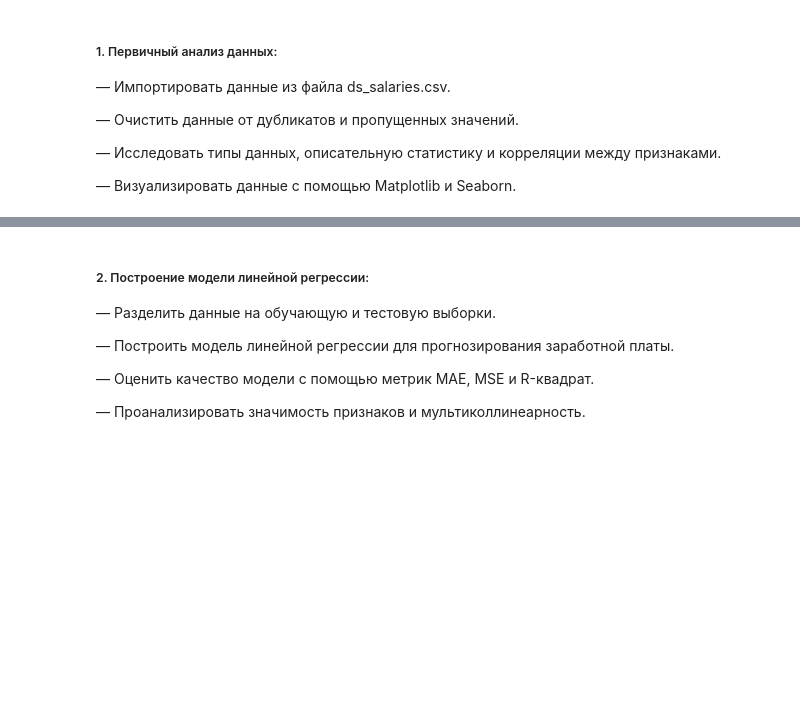
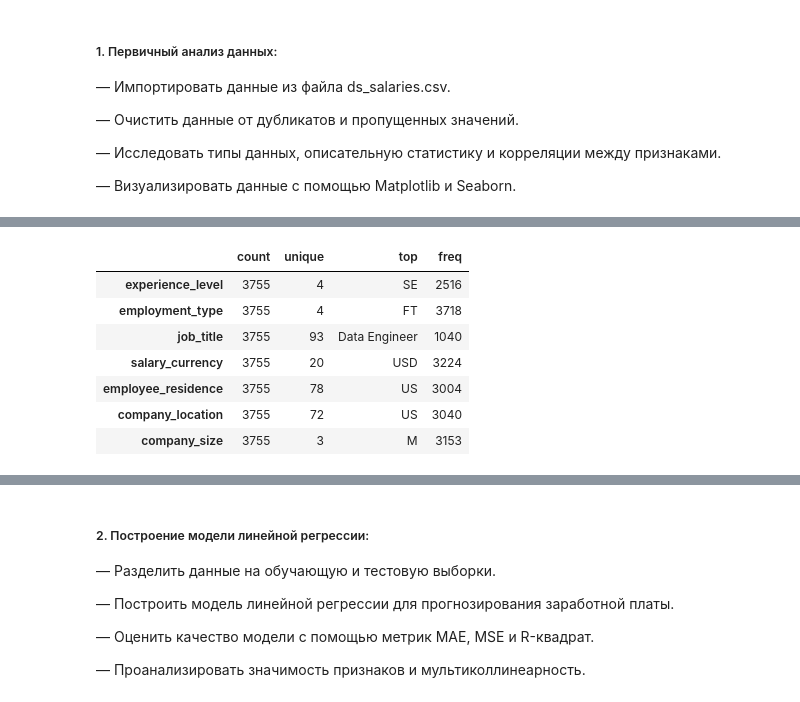
Before and after one commit to Ritorta/PythonDataBase, a Jupyter notebook: Work#10/Task_1.ipynb, the cells around one changed output, grey strips where cells are left out. Cells and saved outputs as stored; diff of their text form; code cells hidden in the pictures; blank space fills up the shorter version.

```diff
--- a/Work#10/Task_1.ipynb
+++ b/Work#10/Task_1.ipynb
@@ -91,0 +180,12 @@ from nltk.stem import WordNetLemmatizer
+# %%
+# Статистический анализ объектных признаков
+df.describe(include='object').T
+# %% [output]
+|  | count | unique | top | freq |
+| experience_level | 3755 | 4 | SE | 2516 |
+| employment_type | 3755 | 4 | FT | 3718 |
+| job_title | 3755 | 93 | Data Engineer | 1040 |
+| salary_currency | 3755 | 20 | USD | 3224 |
+| employee_residence | 3755 | 78 | US | 3004 |
+| company_location | 3755 | 72 | US | 3040 |
+| company_size | 3755 | 3 | M | 3153 |
```
Also changed, not shown: parts of 14 cells of this notebook.
